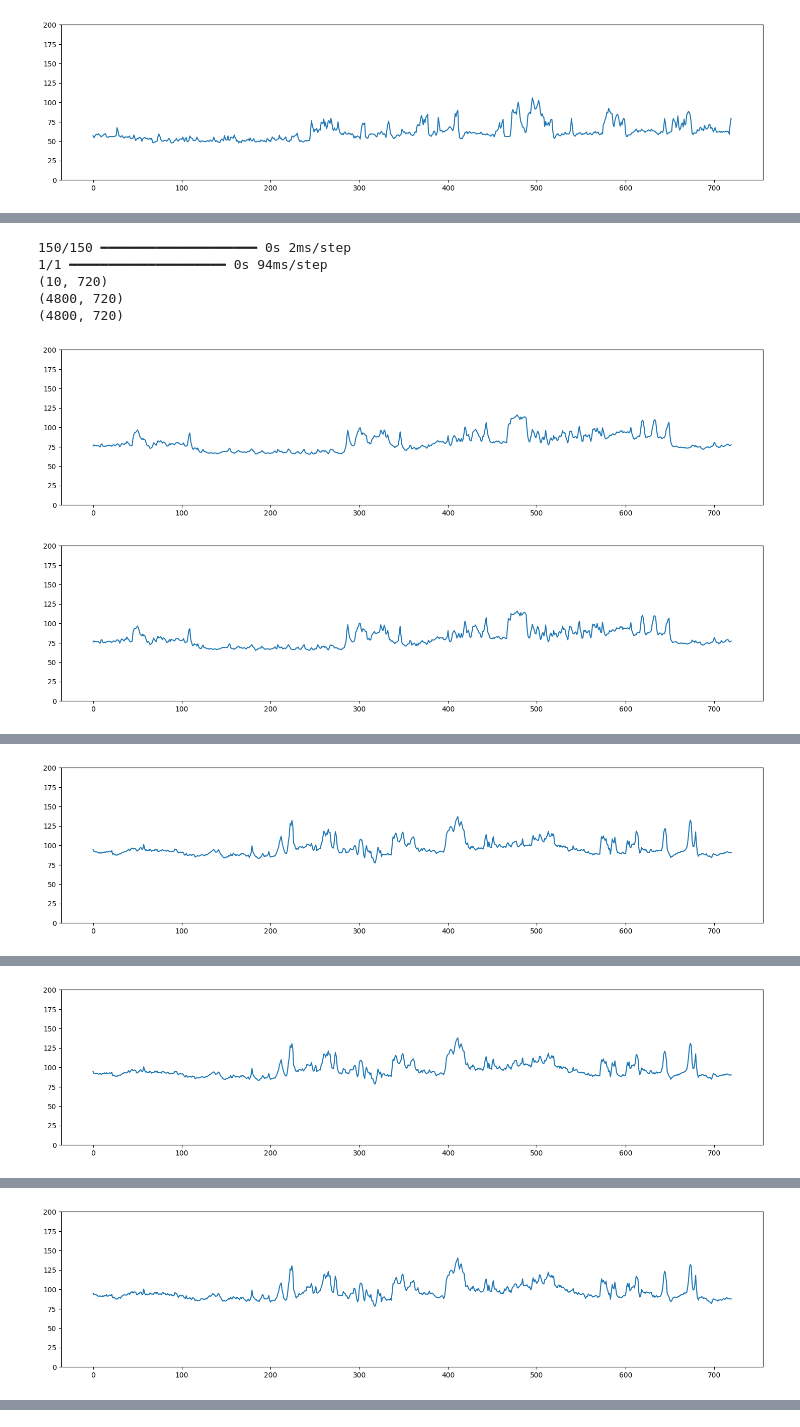
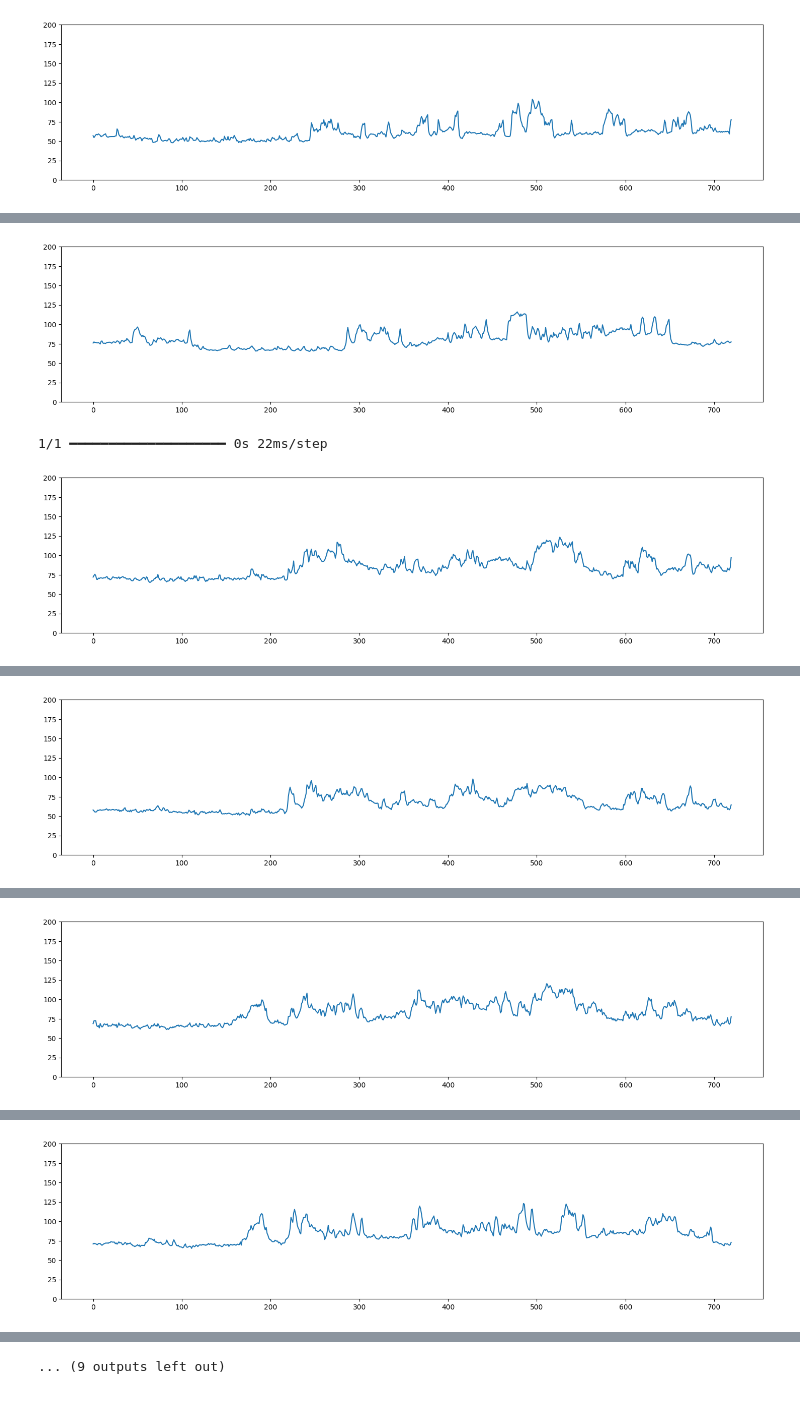
Before and after one commit to bigaru/lifestreams-scripts, a Jupyter notebook: myVAE.ipynb, the cells around one changed output, grey strips where cells are left out. Saved outputs shown, nothing was run; the diff lists cells and outputs as text; code cells hidden in the pictures.

```diff
--- a/myVAE.ipynb
+++ b/myVAE.ipynb
@@ -175,7 +228,3 @@ def build_autoencoder(input_dim):
 # %%
-# Build the autoencoder model
-input_shape = 720
-autoencoder = build_autoencoder(input_shape)
-
 # Compile the model
-autoencoder.compile(optimizer='adam', loss=losses.MeanSquaredError())
+vae.compile(optimizer='adam', loss=losses.MeanSquaredError())
@@ -241,8 +233,8 @@ early_stopping = callbacks.EarlyStopping(monitor='val_loss', patience=5, restore
 reduce_lr = callbacks.ReduceLROnPlateau(factor=0.5, patience=5, min_lr=1e-6)
 
 
-# Train the autoencoder on the training data
-history = autoencoder.fit(x_train_normal, target_train,
+# Train the VAE
+history = vae.fit(x_train_normal, target_train,
                           epochs=40,
                           batch_size=32,
                           shuffle=True,
@@ -280,23 +272,14 @@ plt.show()
 # %%
-x_out_val = autoencoder.predict(x_val_normal)
-
-newrandow = np.random.normal(loc=x_train_normal[6].mean(), scale=x_train_normal[6].std(),size=(10, 720))
-newrandow = autoencoder.predict(newrandow)
-
-print(newrandow.shape)
-print(x_val_normal.shape)
-print(x_out_val.shape)
+#x_out_val = vae.predict(x_val_normal)
 
 plot_hr(x_val_normal[1]*250)
-plot_hr(x_out_val[1]*250)
+#plot_hr(x_out_val[1]*250)
 
 for i in range(10):
-    plot_hr(newrandow[i]*250)
+    newrandow = np.random.normal(loc=x_train_normal[i].mean(), scale=x_train_normal[i].std(),size=(1, 720))
+    newrandow = vae.predict(newrandow)
+    plot_hr(newrandow[0]*250)
 # %% [output]
+[figure]
-150/150 ━━━━━━━━━━━━━━━━━━━━ 0s 2ms/step
-1/1 ━━━━━━━━━━━━━━━━━━━━ 0s 94ms/step
-(10, 720)
-(4800, 720)
-(4800, 720)
+1/1 ━━━━━━━━━━━━━━━━━━━━ 0s 22ms/step
-[figure]
-[figure, old version]
+[figure, new version]
@@ -303 +287 @@ for i in range(10):
-[figure, old version]
+[figure, new version]
@@ -304 +289 @@ for i in range(10):
-[figure, old version]
+[figure, new version]
@@ -305 +291 @@ for i in range(10):
-[figure, old version]
+[figure, new version]
@@ -312,0 +295 @@ for i in range(10):
+... (9 outputs left out)
```
Also changed, not shown: parts of 7 cells of this notebook.
